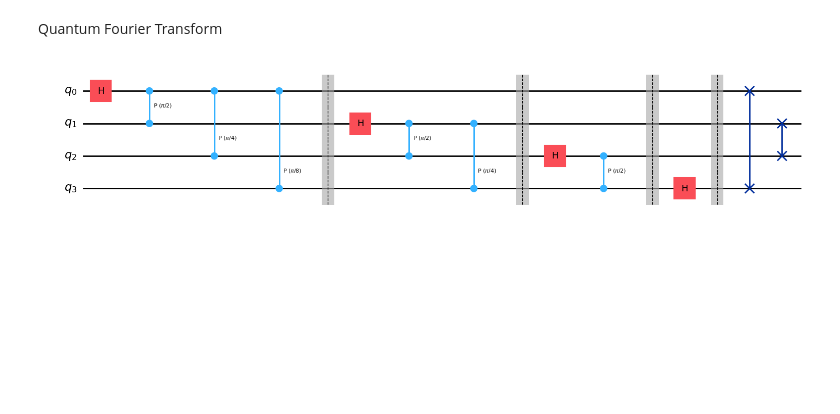
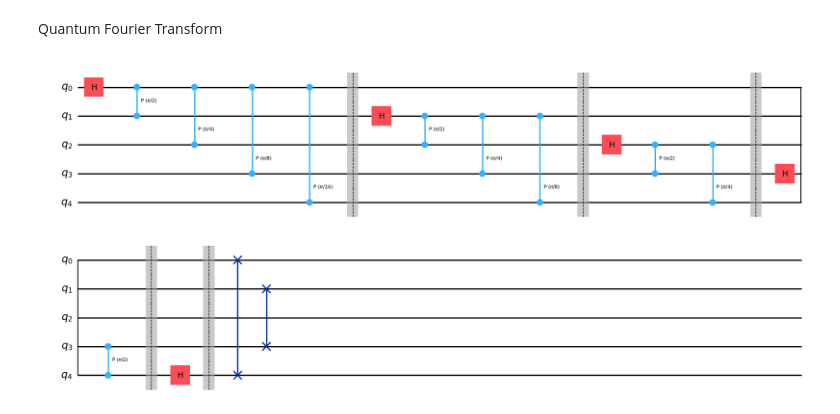
Before and after one commit to morik04/quantum-practice, a Jupyter notebook: quantum_fourier_transform.ipynb, the cells around one changed output. Drawn from its saved outputs; the diff is of its cells as text; code cells hidden in the pictures; blank space fills up the shorter version.

```diff
--- a/quantum_fourier_transform.ipynb
+++ b/quantum_fourier_transform.ipynb
@@ -41,7 +41,7 @@ def QFT(n):
         qc.swap(i, n-i-1)
     return qc
 # %%
-qc4=QFT(4)
+qc4=QFT(5)
 qc4.draw("mpl")
 # %% [output]
-[figure, old version]
+[figure, new version]
```
Also changed, not shown: parts of 1 cell of this notebook.
